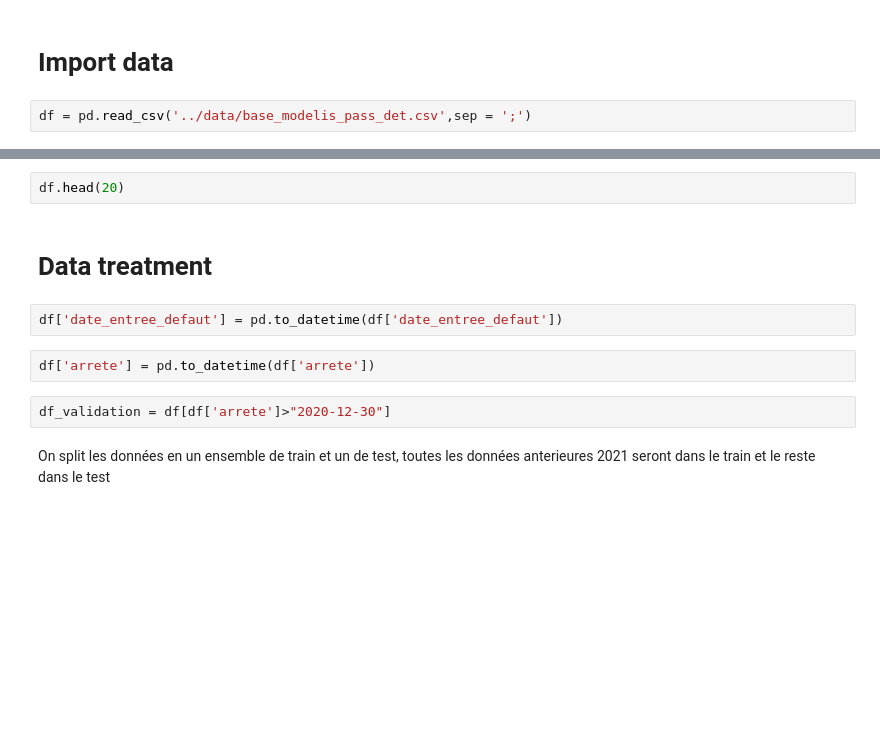
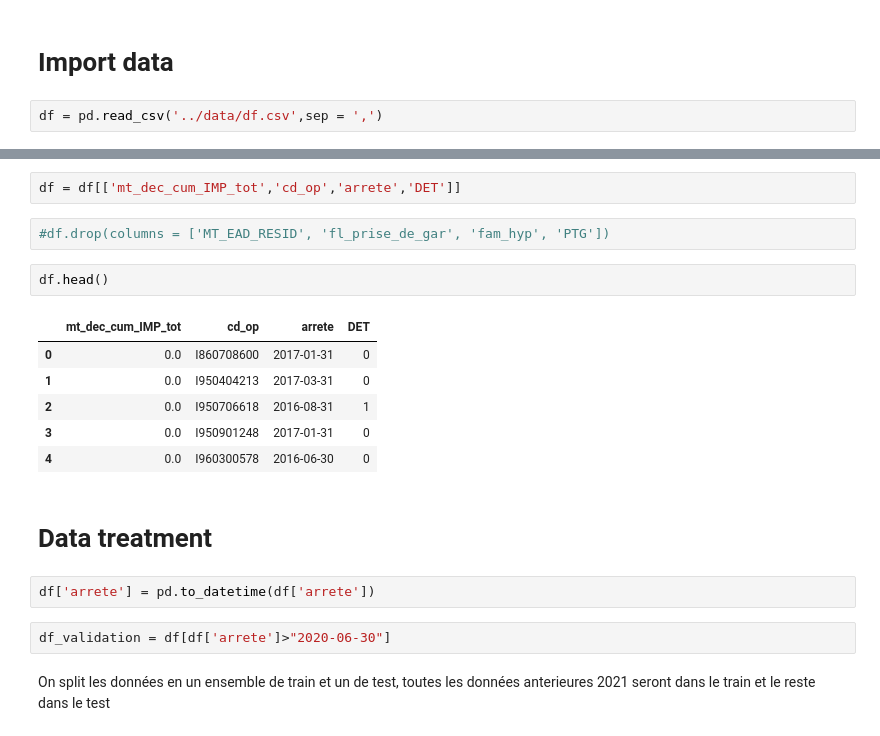
Before and after one commit to samuel-LP/Challenge-Credit-Logement, a Jupyter notebook: Notebooks/Logit baseline.ipynb, the cells around one changed output, grey strips where cells are left out. Cells and saved outputs as stored; diff of their text form; blank space fills up the shorter version.

```diff
--- a/Notebooks/Logit baseline.ipynb
+++ b/Notebooks/Logit baseline.ipynb
@@ -15,4 +17,4 @@ warnings.filterwarnings("ignore")
 # %% [markdown]
 # Import data
 # %%
-df = pd.read_csv('../data/base_modelis_pass_det.csv',sep = ';')
+df = pd.read_csv('../data/df.csv',sep = ',')
@@ -23,12 +34,21 @@ df.isna().sum()
+# %%
+df = df[['mt_dec_cum_IMP_tot','cd_op','arrete','DET']]
+# %%
+#df.drop(columns = ['MT_EAD_RESID', 'fl_prise_de_gar', 'fam_hyp', 'PTG'])
 # %%
-df.head(20)
+df.head()
+# %% [output]
+|  | mt_dec_cum_IMP_tot | cd_op | arrete | DET |
+| 0 | 0.0 | I860708600 | 2017-01-31 | 0 |
+| 1 | 0.0 | I950404213 | 2017-03-31 | 0 |
+| 2 | 0.0 | I950706618 | 2016-08-31 | 1 |
+| 3 | 0.0 | I950901248 | 2017-01-31 | 0 |
+| 4 | 0.0 | I960300578 | 2016-06-30 | 0 |
 # %% [markdown]
 # Data treatment
-# %%
-df['date_entree_defaut'] = pd.to_datetime(df['date_entree_defaut'])
 # %%
 df['arrete'] = pd.to_datetime(df['arrete'])
 # %%
-df_validation = df[df['arrete']>"2020-12-30"]
+df_validation = df[df['arrete']>"2020-06-30"]
 # %% [markdown]
 On split les données en un ensemble de train et un de test, toutes les données anterieures 2021 seront dans le train et le reste dans le test
```
Also changed, not shown: parts of 47 cells of this notebook.
